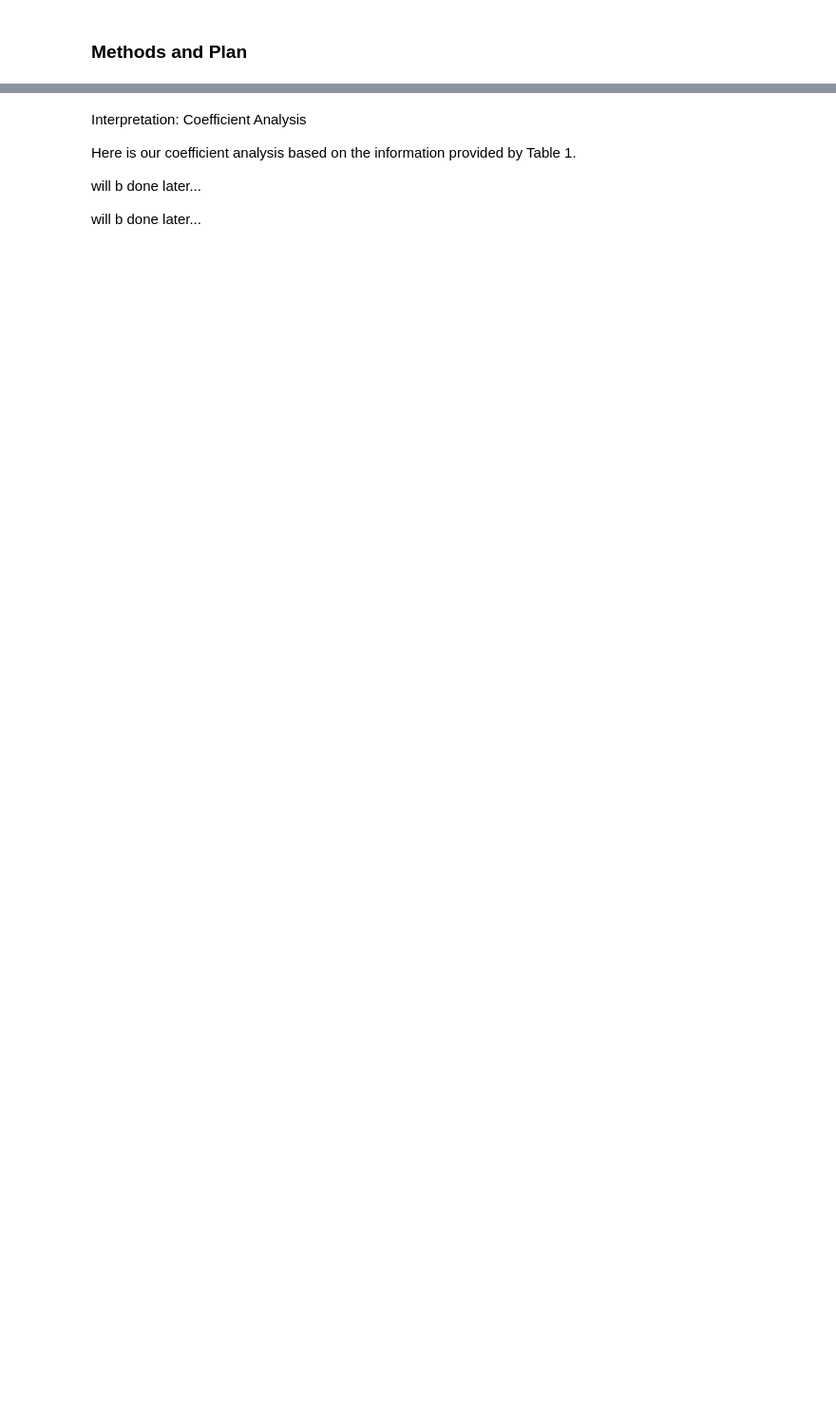
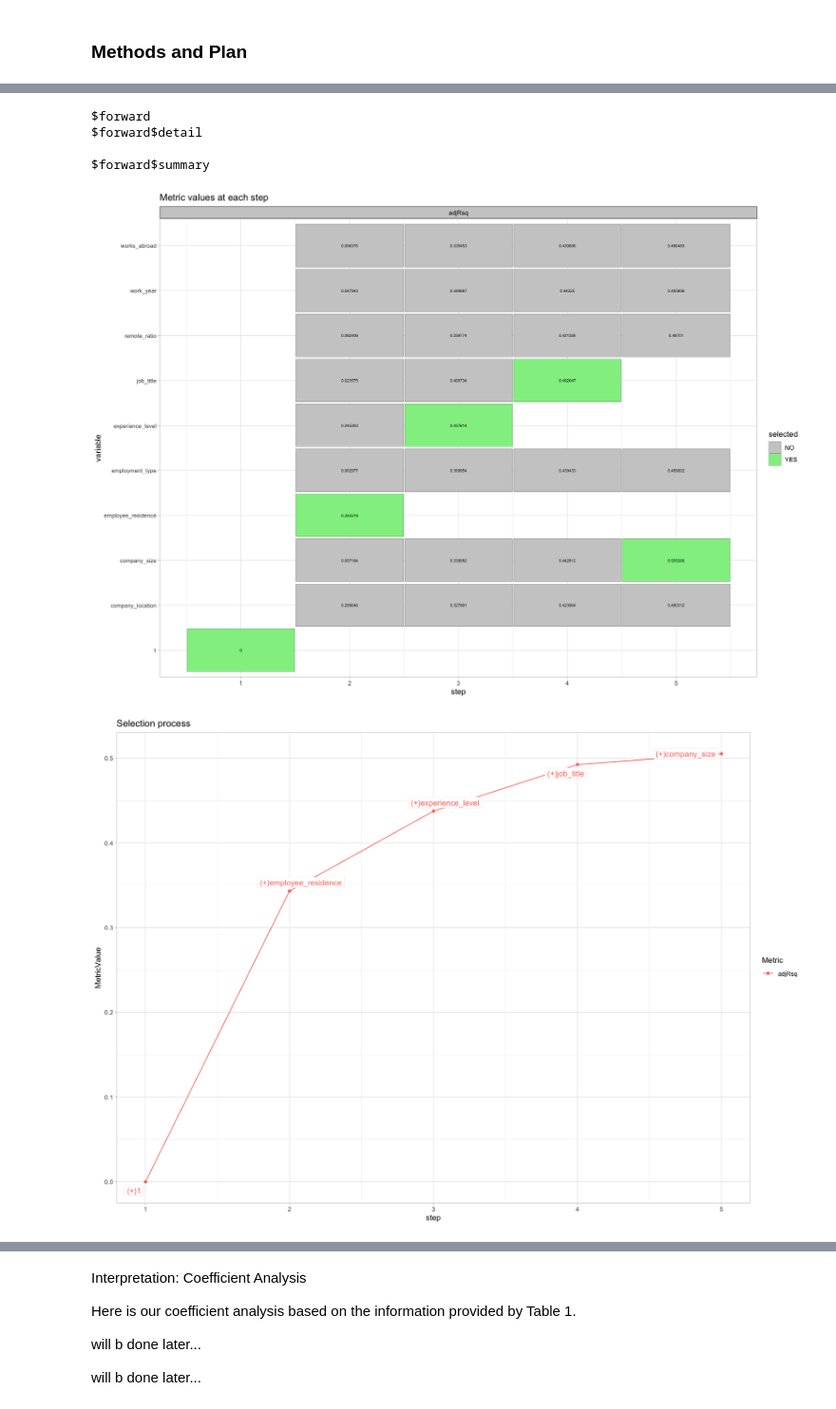
Before and after one commit to 1zhoueri/stat-301-project, a Jupyter notebook: Group_Project.ipynb, the cells around one changed output, grey strips where cells are left out. Shown at 95% size. Cells and saved outputs as stored; diff of their text form; code cells hidden in the pictures; blank space fills up the shorter version.

```diff
--- a/Group_Project.ipynb
+++ b/Group_Project.ipynb
@@ -608,0 +634,16 @@ Since `works_abroad` does not appear to be as correlated with Salary in USD as `
+# %%
+# Main developer: Stevan
+forward_result <- stepwise(
+    salary_in_usd ~ .,
+    type = "linear", metric = c("adjRsq"),
+    data = ds_salaries_sel, strategy = "forward"
+)
+
+plot(forward_result)
+# %% [output]
+$forward
+$forward$detail
+
+$forward$summary
+[figure, added]
+[figure, added]
```
Also changed, not shown: parts of 22 cells of this notebook.
